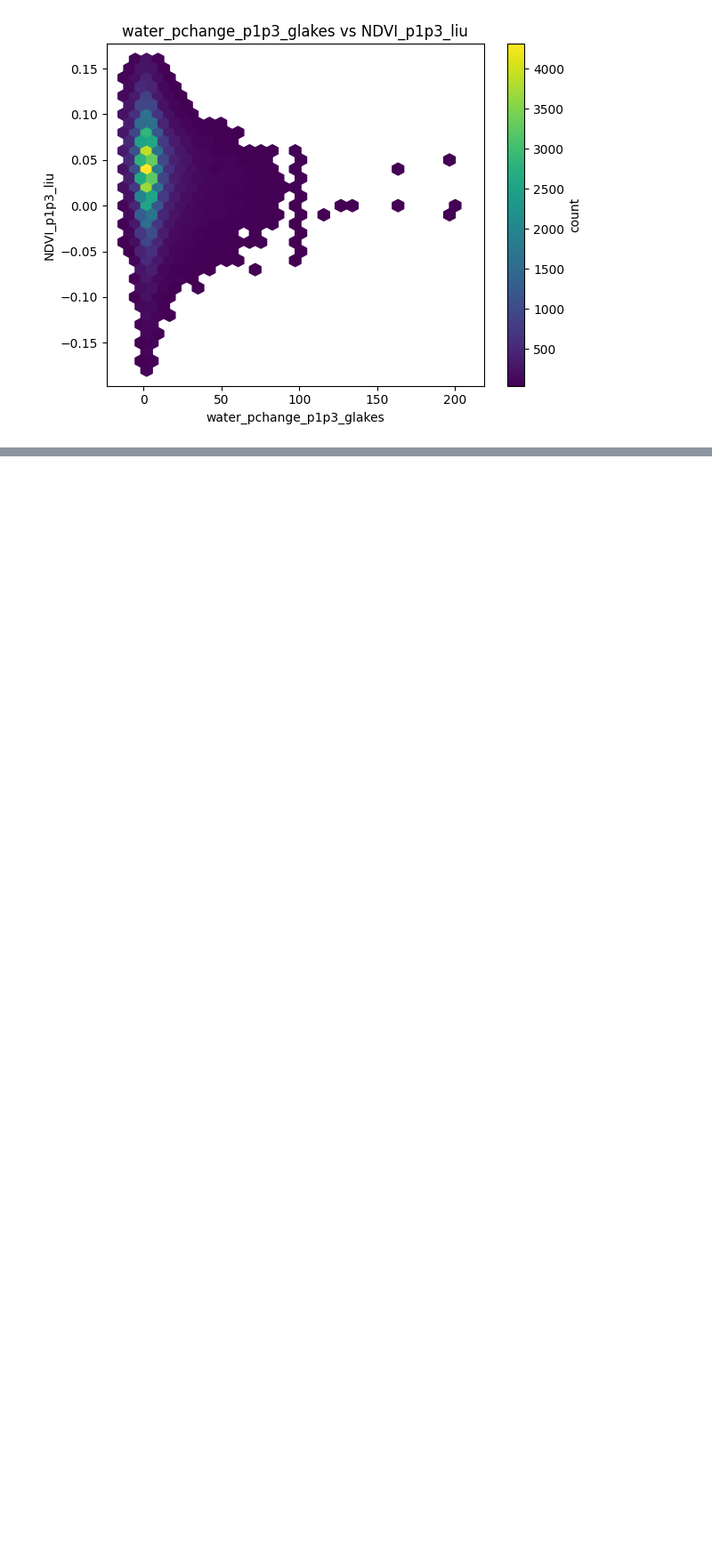
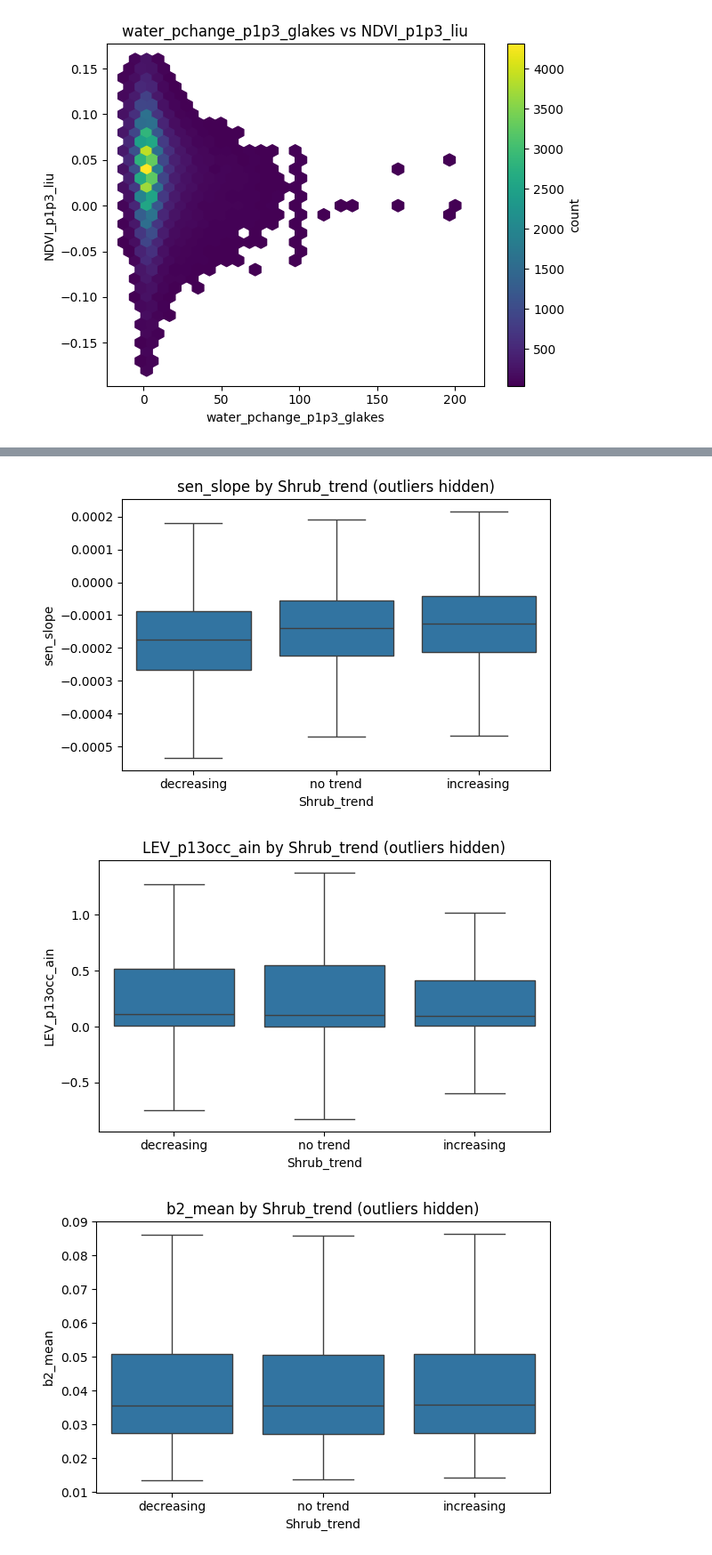
Before and after one commit to ekcomputer/land-cover, a Jupyter notebook: notebooks/data_exploration/greenness_vs_lc_change.ipynb, the cells around one changed output, grey strips where cells are left out. Shown at 89% size. Cells and saved outputs as stored; diff of their text form; code cells hidden in the pictures; blank space fills up the shorter version.

```diff
--- a/notebooks/data_exploration/greenness_vs_lc_change.ipynb
+++ b/notebooks/data_exploration/greenness_vs_lc_change.ipynb
@@ -237,0 +273,7 @@ for xvar in xvars:
+# %%
+for yvar in yvars:
+    boxplots_by_group(df, yvar, group_col="Shrub_trend")
+# %% [output]
+[figure, added]
+[figure, added]
+[figure, added]
```
Also changed, not shown: parts of 17 cells of this notebook.
